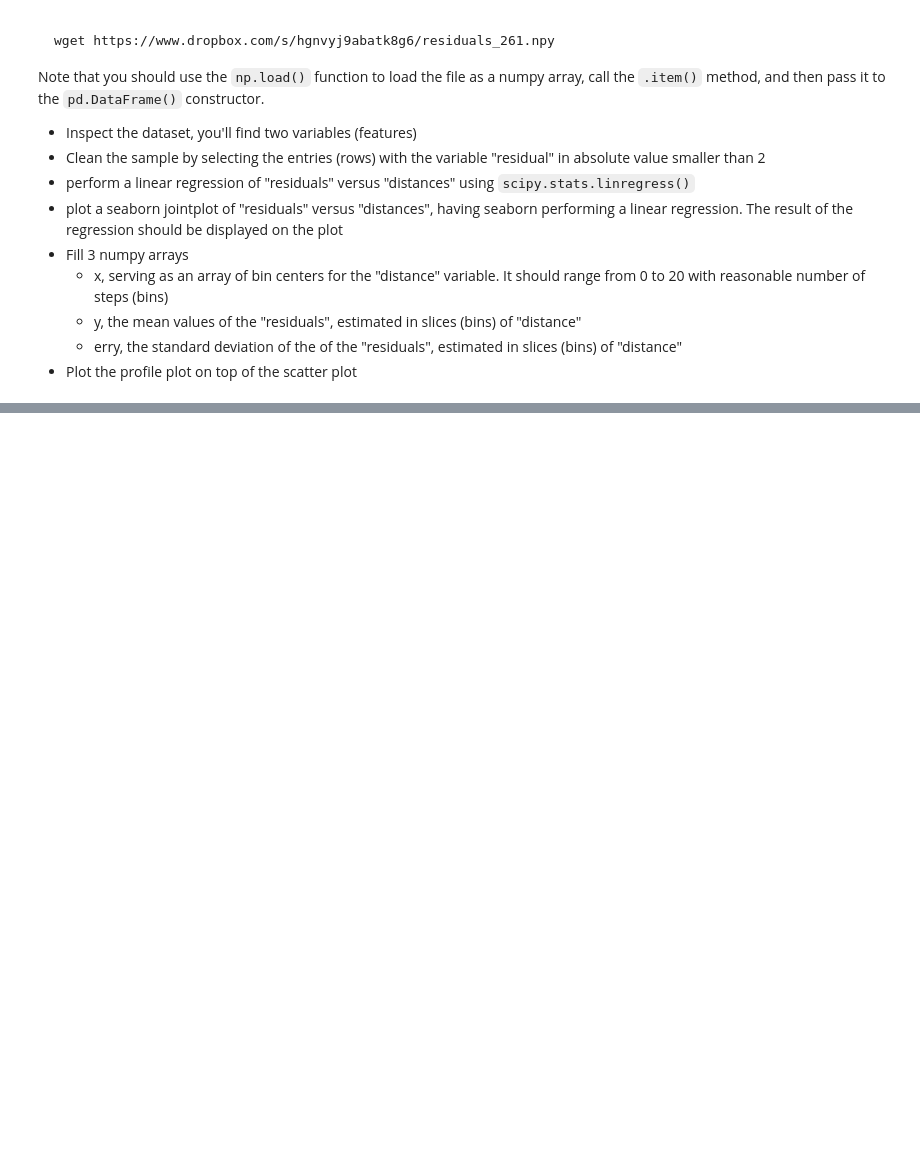
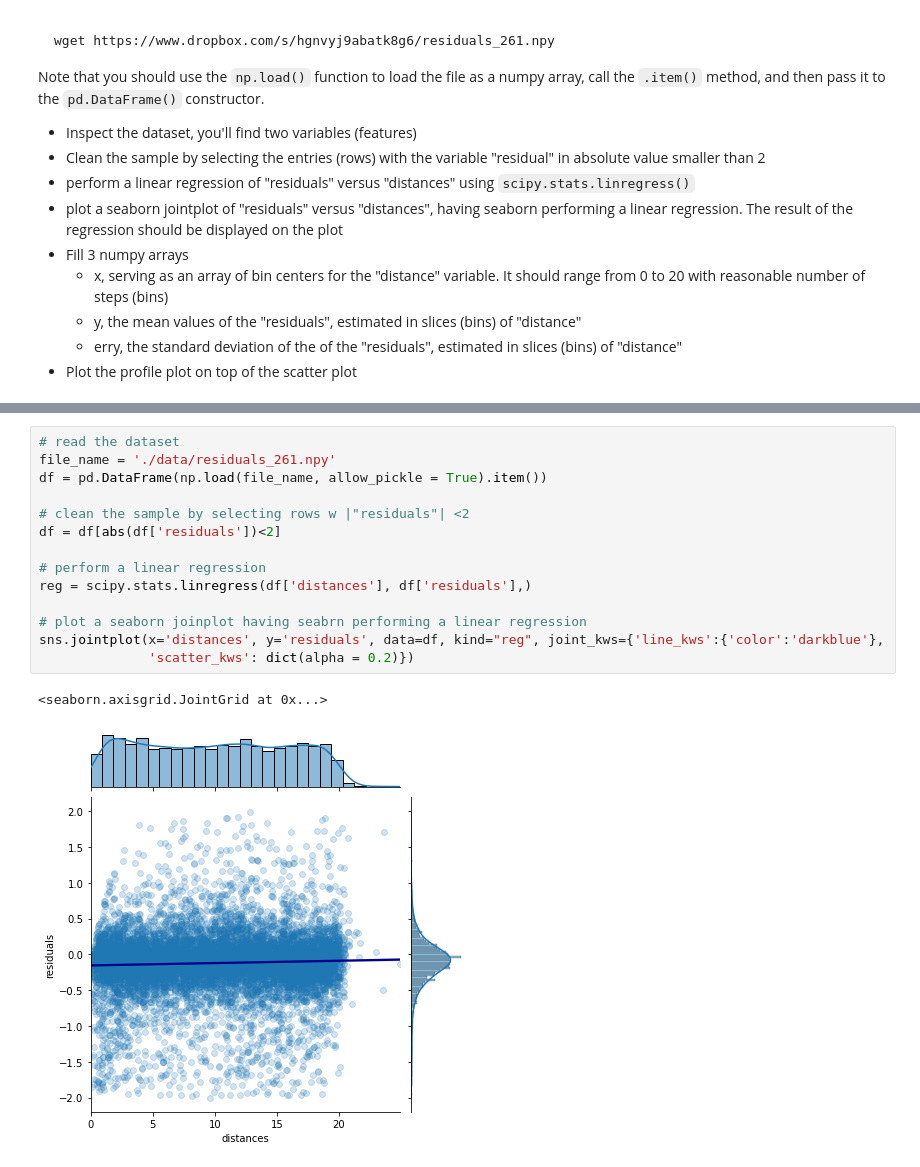
Before and after one commit to PhysicsOfData/LaboratoryOfComputationalPhysics_Y4, a Jupyter notebook: 06ex_Visualization.ipynb, the cells around one changed output, grey strips where cells are left out. Cells and saved outputs as stored; diff of their text form; blank space fills up the shorter version.

```diff
--- a/06ex_Visualization.ipynb
+++ b/06ex_Visualization.ipynb
@@ -121,0 +140,17 @@ Note that you should use the `np.load()` function to load the file as a numpy ar
+# %%
+# read the dataset
+file_name = './data/residuals_261.npy'
+df = pd.DataFrame(np.load(file_name, allow_pickle = True).item())
+
+# clean the sample by selecting rows w |"residuals"| <2
+df = df[abs(df['residuals'])<2]
+
+# perform a linear regression
+reg = scipy.stats.linregress(df['distances'], df['residuals'],)
+
+# plot a seaborn joinplot having seabrn performing a linear regression
+sns.jointplot(x='distances', y='residuals', data=df, kind="reg", joint_kws={'line_kws':{'color':'darkblue'},
+              'scatter_kws': dict(alpha = 0.2)})
+# %% [output]
+<seaborn.axisgrid.JointGrid at 0x...>
+[figure, added]
```
Also changed, not shown: parts of 6 cells of this notebook, 1 other file.
